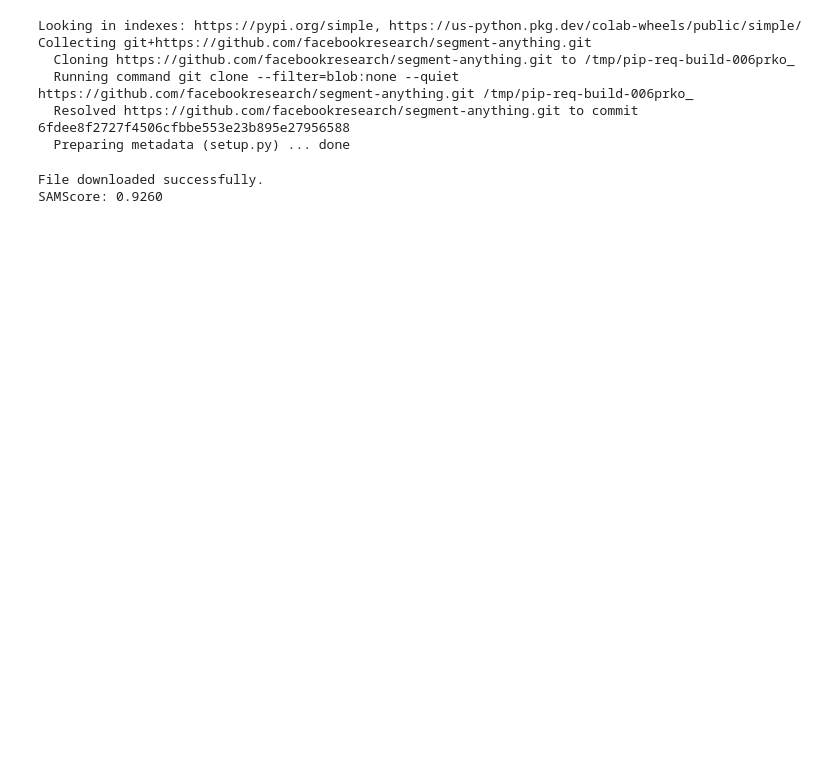
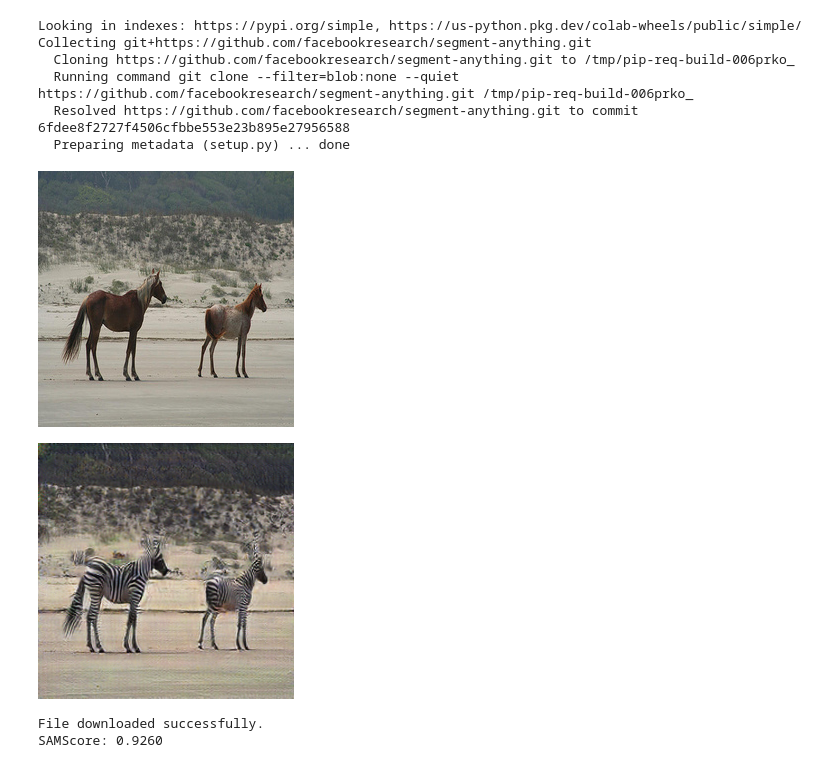
Before and after one commit to Kent0n-Li/SAMScore, a Jupyter notebook: SAMScore.ipynb, the cells around one changed output. Saved outputs shown, nothing was run; the diff lists cells and outputs as text; code cells hidden in the pictures; blank space fills up the shorter version.

```diff
--- a/SAMScore.ipynb
+++ b/SAMScore.ipynb
@@ -30,25 +30,30 @@ Collecting git+https://github.com/facebookresearch/segment-anything.git
 # %%
 import requests
 import os
+from IPython.display import Image, display
+
 
 
 def download_image(url, save_path):
     response = requests.get(url)
     response.raise_for_status()  # Raise an exception if the request was unsuccessful
 
     with open(save_path, 'wb') as file:
         file.write(response.content)
 os.makedirs('imgs', exist_ok=True)
 # Example usage
 image_url = 'https://i.ibb.co/yFFg5pn/n02381460-20-real.png'
 save_location = 'imgs/real.png'
-
 download_image(image_url, save_location)
+display(Image(filename=save_location))
 
 image_url = 'https://i.ibb.co/GCQ2jQy/n02381460-20-fake.png'
 save_location = 'imgs/fake.png'
-
 download_image(image_url, save_location)
+display(Image(filename=save_location))
+# %% [output]
+[figure, added]
+[figure, added]
 # %%
 import argparse
 import samscore
```
